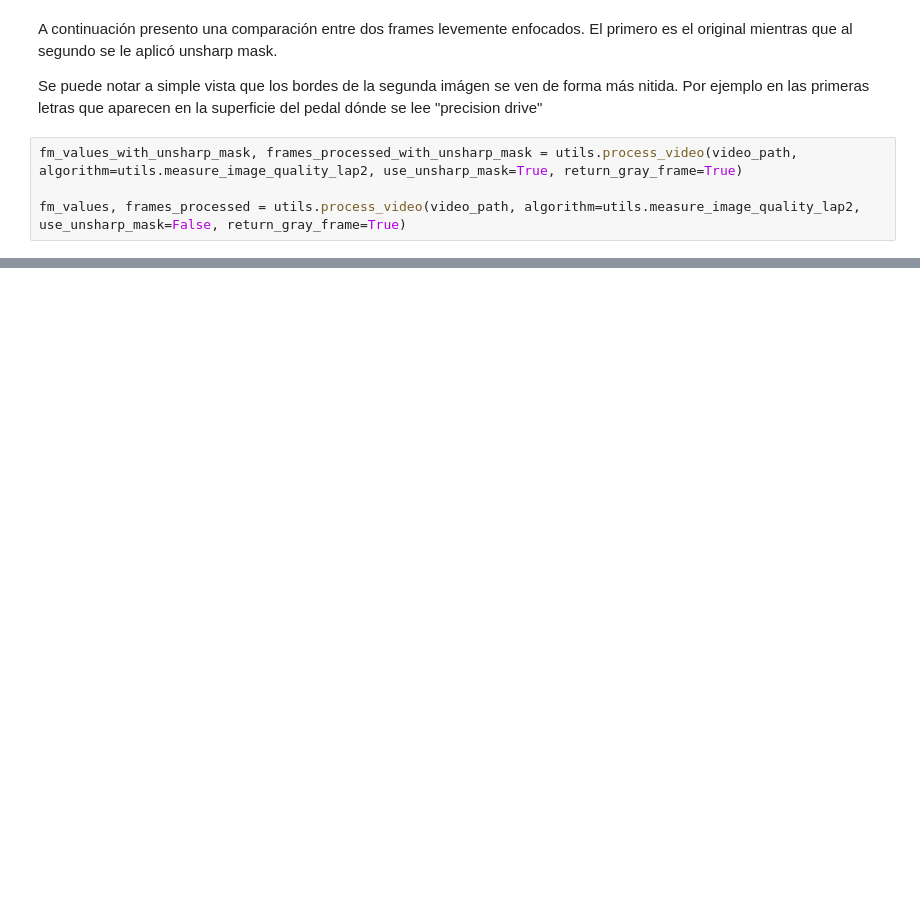
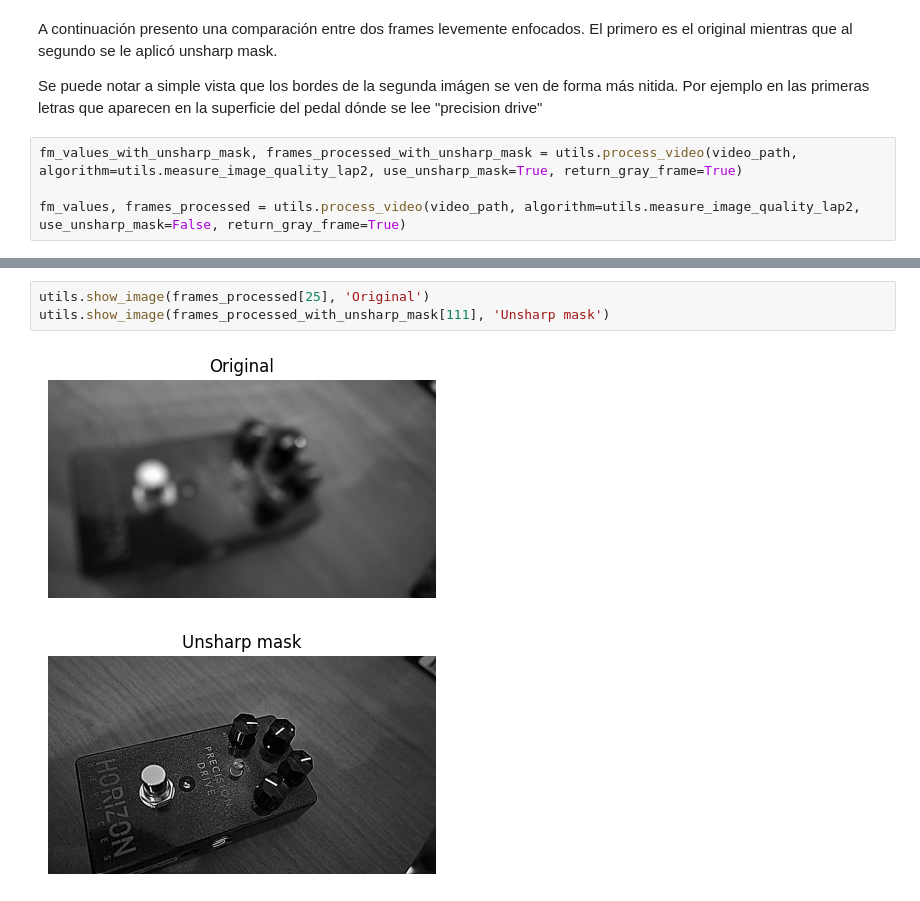
Before and after one commit to claudiobarril/vpc1_19co2025, a Jupyter notebook: tp2/parte_2.ipynb, the cells around one changed output, grey strips where cells are left out. Cells and saved outputs as stored; diff of their text form; blank space fills up the shorter version.

Commit message:
unsharp mask question

```diff
--- a/tp2/parte_2.ipynb
+++ b/tp2/parte_2.ipynb
@@ -113,0 +119,6 @@ utils.show_image(frames_processed_with_unsharp_mask[100], 'Unsharp mask')
+# %%
+utils.show_image(frames_processed[25], 'Original')
+utils.show_image(frames_processed_with_unsharp_mask[111], 'Unsharp mask')
+# %% [output]
+[figure, added]
+[figure, added]
```
Also changed, not shown: parts of 3 cells of this notebook.
